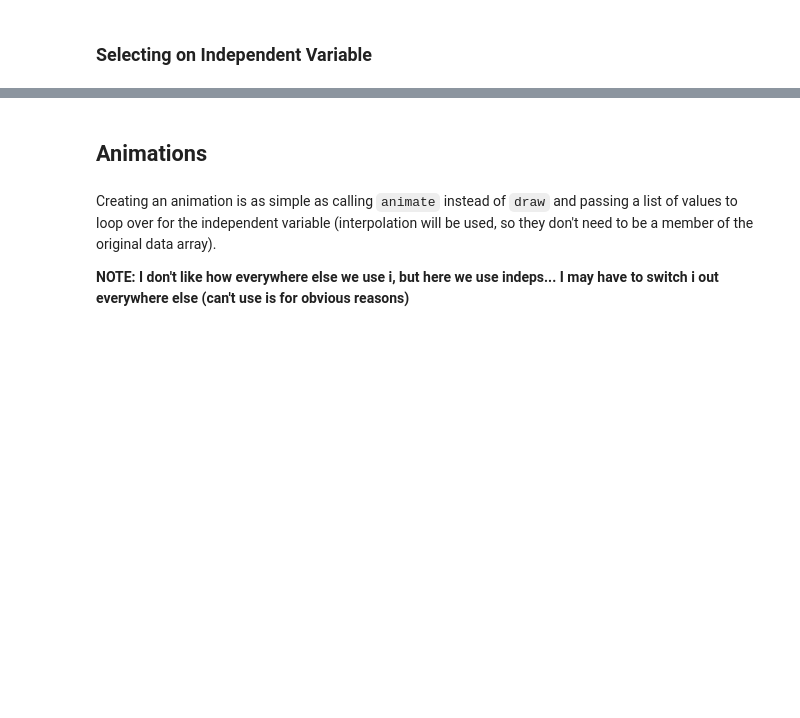
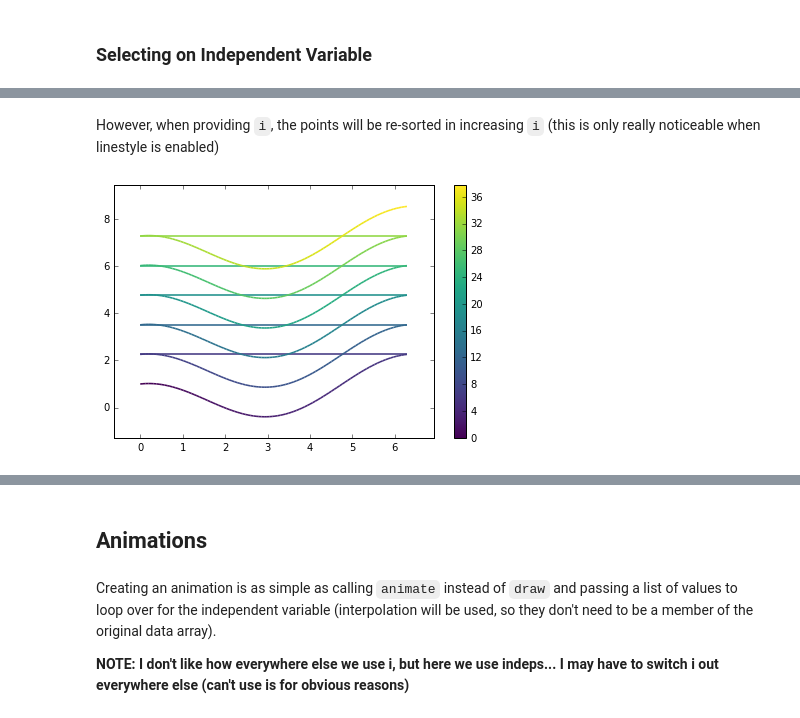
Before and after one commit to kecnry/autofig, a Jupyter notebook: tutorials/basics.ipynb, the cells around one changed output, grey strips where cells are left out. Saved outputs shown, nothing was run; the diff lists cells and outputs as text; code cells hidden in the pictures; blank space fills up the shorter version.

```diff
--- a/tutorials/basics.ipynb
+++ b/tutorials/basics.ipynb
@@ -415,0 +432,8 @@ autofig.draw(i=3, show=True)
+# %% [markdown]
+However, when providing `i`, the points will be re-sorted in increasing `i` (this is only really noticeable when linestyle is enabled)
+# %%
+autofig.reset()
+autofig.plot(x_indep, y_indep, i=t_indep, c=t_indep, marker='None')
+autofig.draw(show=True)
+# %% [output]
+[figure, added]
```
Also changed, not shown: parts of 47 cells of this notebook, 7 other files.
